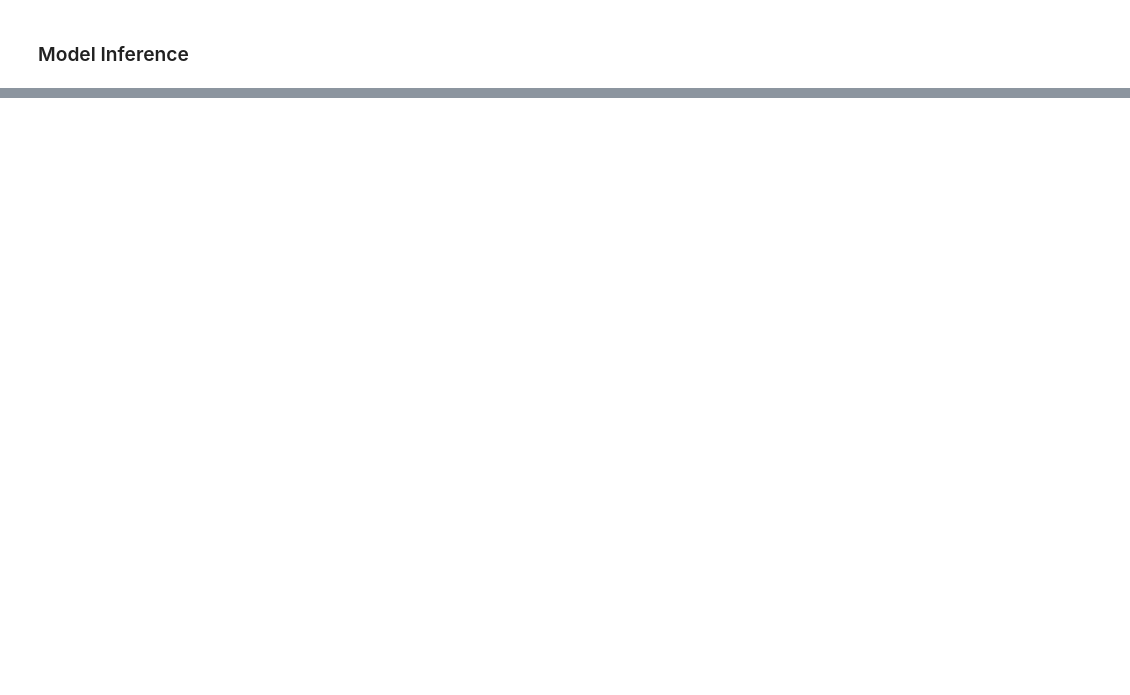
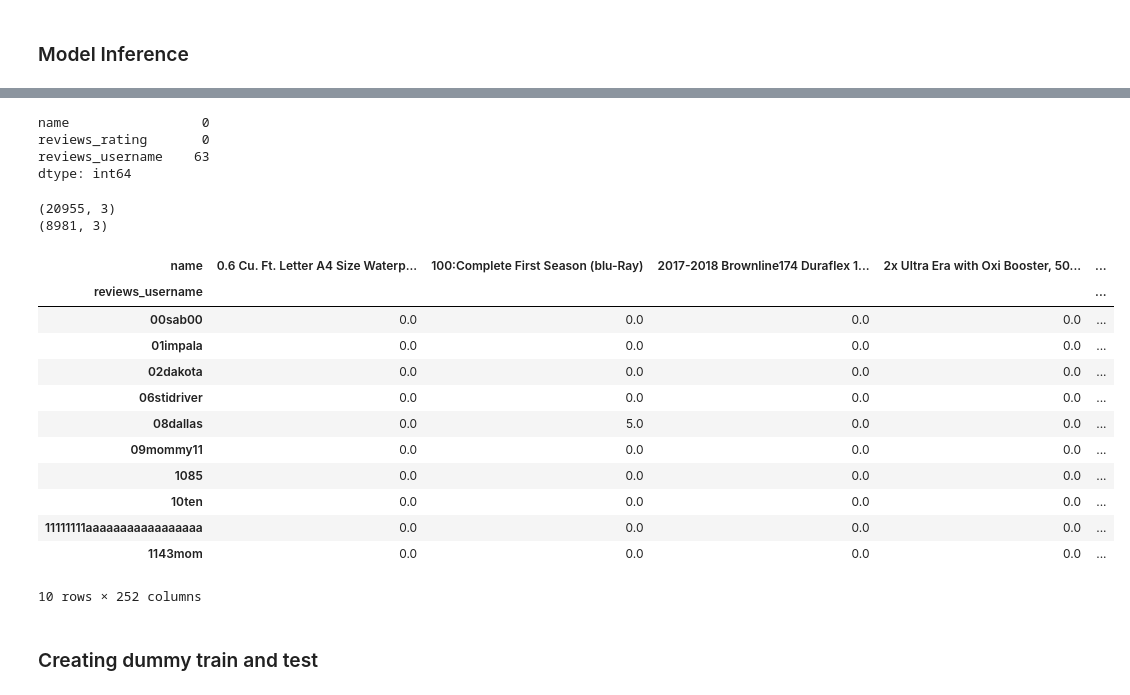
Before and after one commit to lingabalaji17/SentimentBasedProductRecommendation, a Jupyter notebook: SentimentBasedProductRecommendation.ipynb, the cells around one changed output, grey strips where cells are left out. Saved outputs shown, nothing was run; the diff lists cells and outputs as text; code cells hidden in the pictures; blank space fills up the shorter version.

Commit message:
added user-user based colloboraritive recommendation

```diff
--- a/SentimentBasedProductRecommendation.ipynb
+++ b/SentimentBasedProductRecommendation.ipynb
@@ -540,0 +571,38 @@ df_metrics
+# %%
+df_recommendation = df_reviews[["name", "reviews_rating", "reviews_username"]]
+calcMissingRowCount(df_recommendation)
+# %% [output]
+name                 0
+reviews_rating       0
+reviews_username    63
+dtype: int64
+# %%
+df_recommendation = df_recommendation[~df_recommendation.reviews_username.isnull()]
+# %%
+train, test = train_test_split(df_recommendation, test_size=0.30, random_state=31)
+# %%
+print(train.shape)
+print(test.shape)
+# %% [output]
+(20955, 3)
+(8981, 3)
+# %%
+# Pivot the train ratings' dataset into matrix format in which columns are product names and the rows are user names.
+df_pivot = pd.pivot_table(train,index=['reviews_username'], columns = 'name', values = "reviews_rating").fillna(0)
+df_pivot.head(10)
+# %% [output]
+| name | 0.6 Cu. Ft. Letter A4 Size Waterp... | 100:Complete First Season (blu-Ray) | 2017-2018 Brownline174 Duraflex 1... | 2x Ultra Era with Oxi Booster, 50... | ... |
+| reviews_username |  |  |  |  | ... |
+| 00sab00 | 0.0 | 0.0 | 0.0 | 0.0 | ... |
+| 01impala | 0.0 | 0.0 | 0.0 | 0.0 | ... |
+| 02dakota | 0.0 | 0.0 | 0.0 | 0.0 | ... |
+| 06stidriver | 0.0 | 0.0 | 0.0 | 0.0 | ... |
+| 08dallas | 0.0 | 5.0 | 0.0 | 0.0 | ... |
+| 09mommy11 | 0.0 | 0.0 | 0.0 | 0.0 | ... |
+| 1085 | 0.0 | 0.0 | 0.0 | 0.0 | ... |
+| 10ten | 0.0 | 0.0 | 0.0 | 0.0 | ... |
+| 11111111aaaaaaaaaaaaaaaaa | 0.0 | 0.0 | 0.0 | 0.0 | ... |
+| 1143mom | 0.0 | 0.0 | 0.0 | 0.0 | ... |
+10 rows × 252 columns
+# %% [markdown]
+### Creating dummy train and test
```
Also changed, not shown: parts of 34 cells of this notebook, 2 other files.
